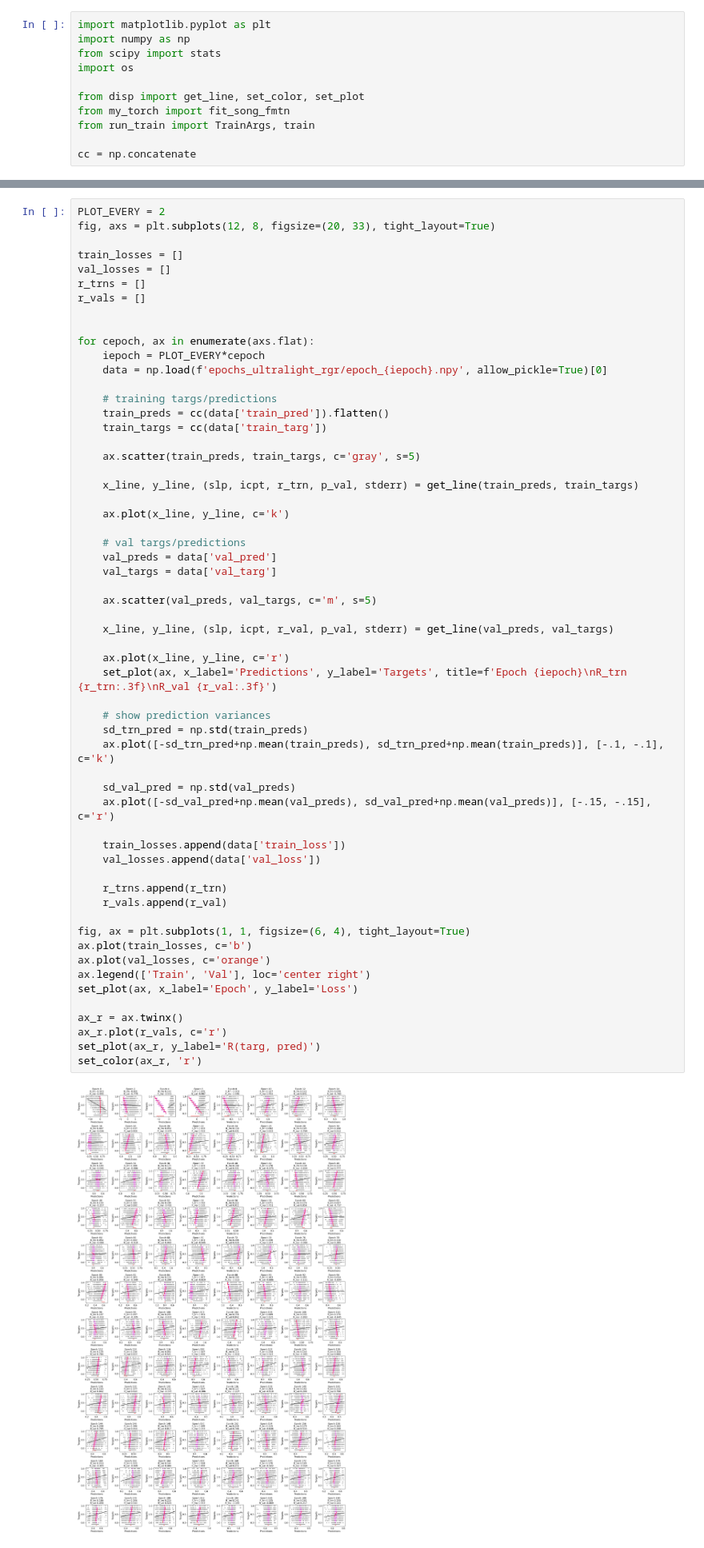
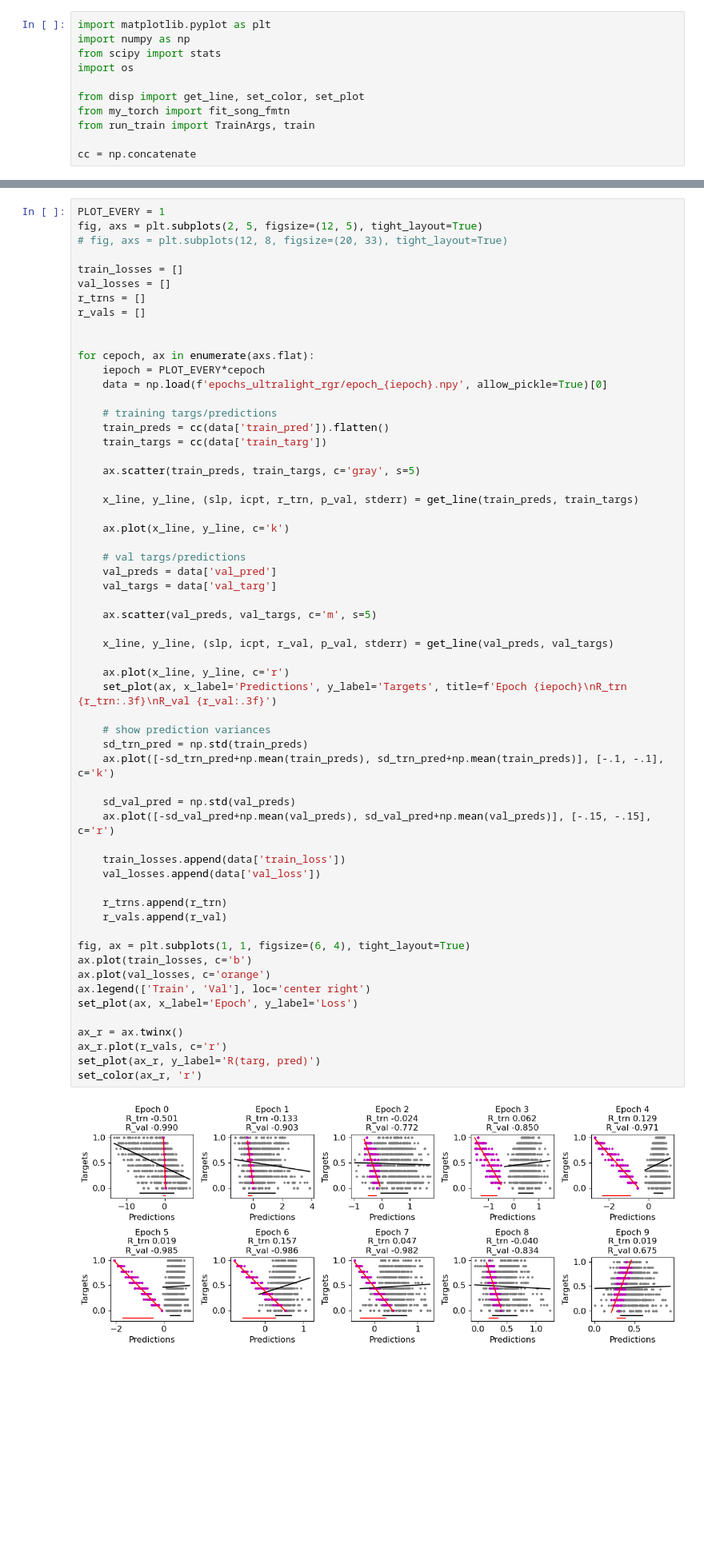
Before and after one commit to rkp8000/S5-regression, a Jupyter notebook: 4_ultralight_rgr_test.ipynb, the cells around one changed output, grey strips where cells are left out. Shown at 80% size. Drawn from its saved outputs; the diff is of its cells as text; blank space fills up the shorter version.

```diff
--- a/4_ultralight_rgr_test.ipynb
+++ b/4_ultralight_rgr_test.ipynb
@@ -57,6 +63,7 @@ using cosine annealing for epoch 3
 # %%
-PLOT_EVERY = 2
-fig, axs = plt.subplots(12, 8, figsize=(20, 33), tight_layout=True)
+PLOT_EVERY = 1
+fig, axs = plt.subplots(2, 5, figsize=(12, 5), tight_layout=True)
+# fig, axs = plt.subplots(12, 8, figsize=(20, 33), tight_layout=True)
 
 train_losses = []
 val_losses = []
@@ -86,31 +93,31 @@ for cepoch, ax in enumerate(axs.flat):
 
     x_line, y_line, (slp, icpt, r_val, p_val, stderr) = get_line(val_preds, val_targs)
 
     ax.plot(x_line, y_line, c='r')
     set_plot(ax, x_label='Predictions', y_label='Targets', title=f'Epoch {iepoch}\nR_trn {r_trn:.3f}\nR_val {r_val:.3f}')
 
     # show prediction variances
     sd_trn_pred = np.std(train_preds)
     ax.plot([-sd_trn_pred+np.mean(train_preds), sd_trn_pred+np.mean(train_preds)], [-.1, -.1], c='k')
 
     sd_val_pred = np.std(val_preds)
     ax.plot([-sd_val_pred+np.mean(val_preds), sd_val_pred+np.mean(val_preds)], [-.15, -.15], c='r')
 
     train_losses.append(data['train_loss'])
     val_losses.append(data['val_loss'])
 
     r_trns.append(r_trn)
     r_vals.append(r_val)
 
 fig, ax = plt.subplots(1, 1, figsize=(6, 4), tight_layout=True)
 ax.plot(train_losses, c='b')
 ax.plot(val_losses, c='orange')
 ax.legend(['Train', 'Val'], loc='center right')
 set_plot(ax, x_label='Epoch', y_label='Loss')
 
 ax_r = ax.twinx()
 ax_r.plot(r_vals, c='r')
 set_plot(ax_r, y_label='R(targ, pred)')
 set_color(ax_r, 'r')
 # %% [output]
-[figure, old version]
+[figure, new version]
```
Also changed, not shown: parts of 2 cells of this notebook.
